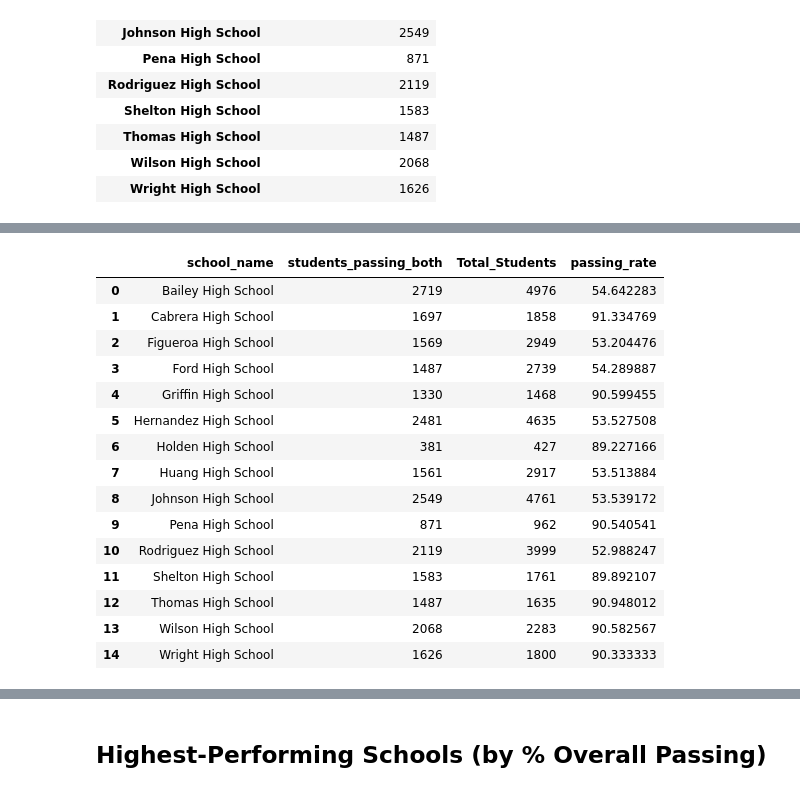
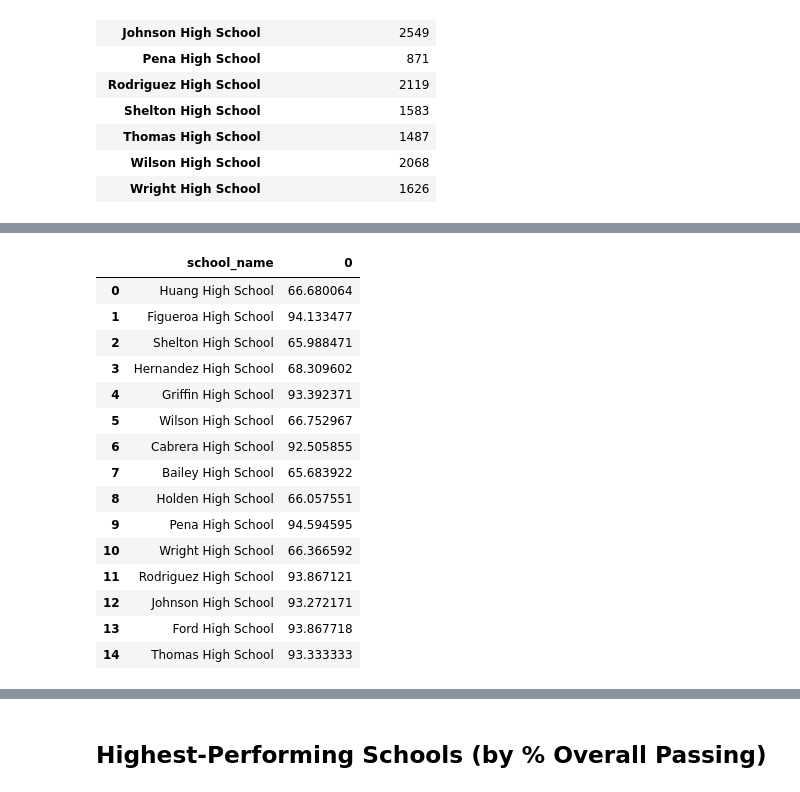
Before and after one commit to jerryevalentine/pandas-challenge, a Jupyter notebook: PyCitySchools/PyCitySchools_FINAL.ipynb, the cells around one changed output, grey strips where cells are left out. Saved outputs shown, nothing was run; the diff lists cells and outputs as text; code cells hidden in the pictures.

```diff
--- a/PyCitySchools/PyCitySchools_FINAL.ipynb
+++ b/PyCitySchools/PyCitySchools_FINAL.ipynb
@@ -321,7 +321,7 @@ print(school_students_passing_math)
 students_passing_reading  = school_data_complete[school_data_complete['reading_score'] >= 70].groupby('school_name').count()['student_name'].reset_index()
 students_passing_reading.rename(columns={'student_name': 'students_passing_reading'}, inplace=True)
 school_students_passing_reading = students_passing_reading
-cols = ['school_name','% Passing Reading']
+cols = ['school_name','students_passing_reading']
 school_students_passing_reading.columns = cols
 display(school_students_passing_reading)
 # %% [output]
@@ -398,52 +379,53 @@ school_students_passing_math['students_passing_math'] = school_students_passing_
 per_school_counts['Total_Students'] = per_school_counts['Total_Students'].astype(int)
 
 #per_school_passing_math
 per_school_passing_math = pd.DataFrame(school_students_passing_math['students_passing_math'] / per_school_counts['Total_Students'] * 100)
 #per_school_passing_math = pd.concat([per_school_passing_math, df_school_list], axis=1)
 #per_school_passing_math.rename(columns={'0': 'students_passing_math'}, inplace=True)
 #per_school_passing_math.head()
 #display(per_school_passing_math)
 
 ###per_school_passing_reading
 
-per_school_passing_reading = pd.DataFrame(school_students_passing_reading['% Passing Reading'] / per_school_counts['Total_Students'] * 100)
-#display(per_school_passing_reading)
+per_school_passing_reading = pd.DataFrame(school_students_passing_reading['students_passing_reading'] / per_school_counts['Total_Students'] * 100)
+per_school_passing_reading = pd.concat([per_school_passing_reading, df_school_list], axis=1)
+#per_school_passing_reading = per_school_passing_reading.reset_index()
 
 ###overall_passing_rate (number passing students)/(total students)
 
 
 #(number passing students)/(total students)
 
 
 #display(school_students_passing_math_and_reading)
 #display(per_school_counts)
 
 overall_passing_rate = pd.merge(school_students_passing_math_and_reading, per_school_counts, how="left", on=["school_name", "school_name"])
 overall_passing_rate['passing_rate'] = (overall_passing_rate['students_passing_both'] / overall_passing_rate['Total_Students']) * 100
 
 
 
 per_school_passing_math = pd.concat([df_school_list, per_school_passing_math ], axis=1)
 
-
 #per_school_passing_math = per_school_passing_math.reset_index()
-cols = ['school_name','% Passing Math']
-per_school_passing_math.columns = cols
-display(overall_passing_rate)
+cols = ['students_passing_both', 'Total_Students']
+#per_school_passing_math.columns = cols
+overall_passing_rate.drop(columns=cols, inplace=True)
+display(per_school_passing_math)
 # %% [output]
-|  | school_name | students_passing_both | Total_Students | passing_rate |
-| 0 | Bailey High School | 2719 | 4976 | 54.642283 |
-| 1 | Cabrera High School | 1697 | 1858 | 91.334769 |
-| 2 | Figueroa High School | 1569 | 2949 | 53.204476 |
-| 3 | Ford High School | 1487 | 2739 | 54.289887 |
-| 4 | Griffin High School | 1330 | 1468 | 90.599455 |
-| 5 | Hernandez High School | 2481 | 4635 | 53.527508 |
-| 6 | Holden High School | 381 | 427 | 89.227166 |
-| 7 | Huang High School | 1561 | 2917 | 53.513884 |
-| 8 | Johnson High School | 2549 | 4761 | 53.539172 |
-| 9 | Pena High School | 871 | 962 | 90.540541 |
-| 10 | Rodriguez High School | 2119 | 3999 | 52.988247 |
-| 11 | Shelton High School | 1583 | 1761 | 89.892107 |
-| 12 | Thomas High School | 1487 | 1635 | 90.948012 |
-| 13 | Wilson High School | 2068 | 2283 | 90.582567 |
-| 14 | Wright High School | 1626 | 1800 | 90.333333 |
+|  | school_name | 0 |
+| 0 | Huang High School | 66.680064 |
+| 1 | Figueroa High School | 94.133477 |
+| 2 | Shelton High School | 65.988471 |
+| 3 | Hernandez High School | 68.309602 |
+| 4 | Griffin High School | 93.392371 |
+| 5 | Wilson High School | 66.752967 |
+| 6 | Cabrera High School | 92.505855 |
+| 7 | Bailey High School | 65.683922 |
+| 8 | Holden High School | 66.057551 |
+| 9 | Pena High School | 94.594595 |
+| 10 | Wright High School | 66.366592 |
+| 11 | Rodriguez High School | 93.867121 |
+| 12 | Johnson High School | 93.272171 |
+| 13 | Ford High School | 93.867718 |
+| 14 | Thomas High School | 93.333333 |
```
Also changed, not shown: parts of 20 cells of this notebook.
